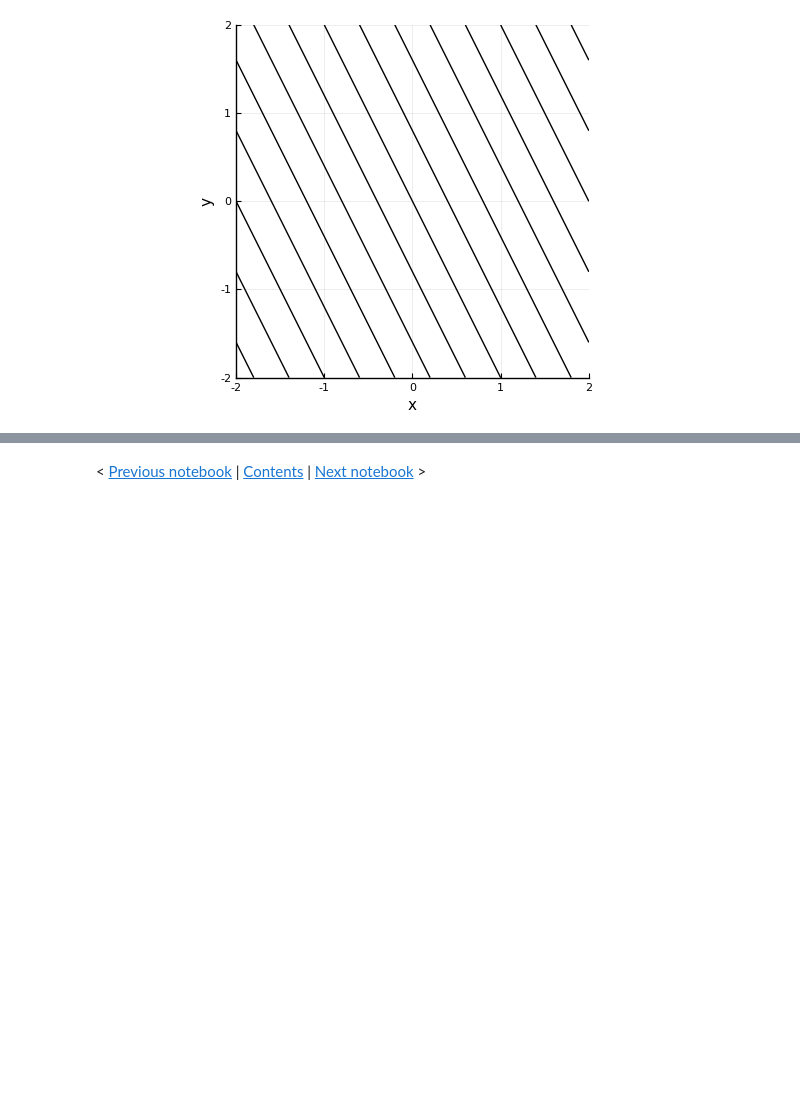
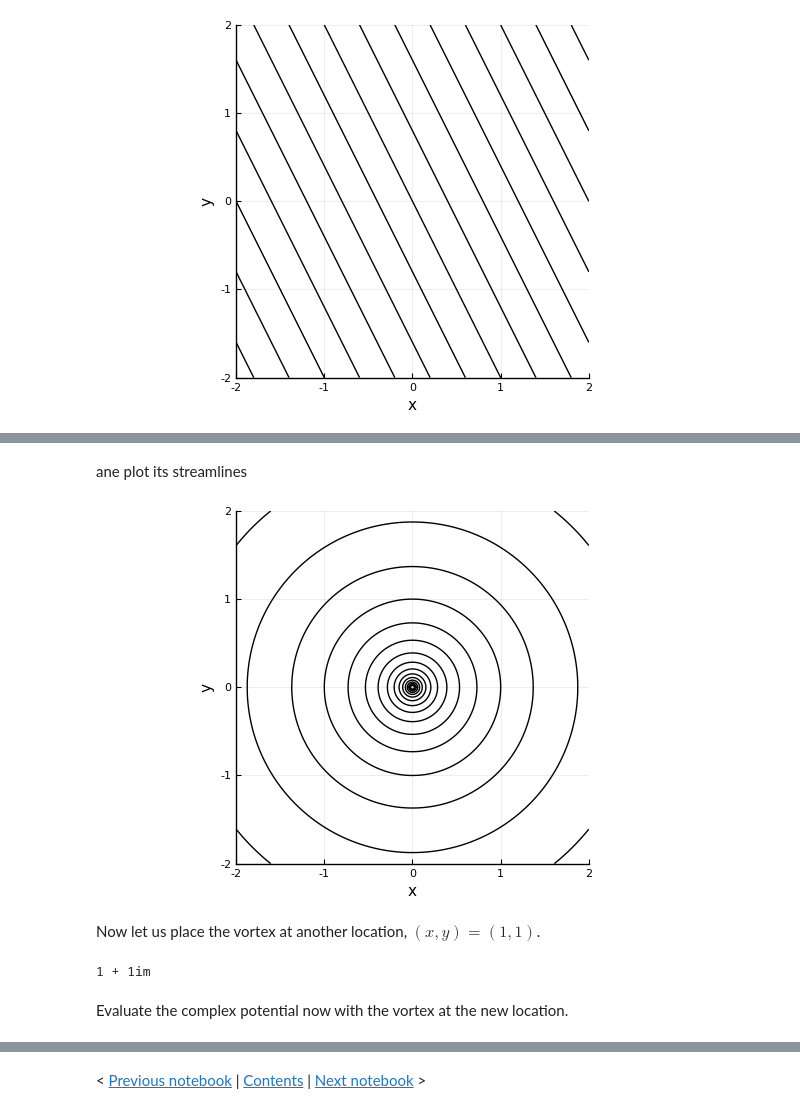
Before and after one commit to jdeldre/BookExamples, a Jupyter notebook: src/3.2-PotentialFlowsInPlane.ipynb, the cells around one changed output, grey strips where cells are left out. Cells and saved outputs as stored; diff of their text form; code cells hidden in the pictures; blank space fills up the shorter version.

```diff
--- a/src/3.2-PotentialFlowsInPlane.ipynb
+++ b/src/3.2-PotentialFlowsInPlane.ipynb
@@ -29,6 +29,10 @@ xmin = -2; xmax = 2
 ymin = -2; ymax = 2
 x = range(xmin,xmax,length=nx)
 y = range(ymin,ymax,length=ny)
+
+# Output grid of complex coordinates.
 Z = [xi + im*yi for xi in x, yi in y]
-ψ = zeros(nx,ny);
+
+# Initialize complex potential.
+F = zeros(ComplexF64,nx,ny);
 # %% [markdown]
@@ -62,0 +86,15 @@ Let's start with a single point vortex and inspect the flow field associated wit
+# %% [markdown]
+ane plot its streamlines
+# %%
+contour(x,y,imag.(F)',ratio=1,legend=:false,color=:black,xlabel="x",ylabel="y",
+    xlim=(xmin,xmax),ylim=(ymin,ymax))
+# %% [output]
+[figure, added]
+# %% [markdown]
+Now let us place the vortex at another location, $(x,y) = (1,1)$.
+# %%
+zv = 1+im*1
+# %% [output]
+1 + 1im
+# %% [markdown]
+Evaluate the complex potential now with the vortex at the new location.
```
Also changed, not shown: parts of 55 cells of this notebook, 1 other file.
